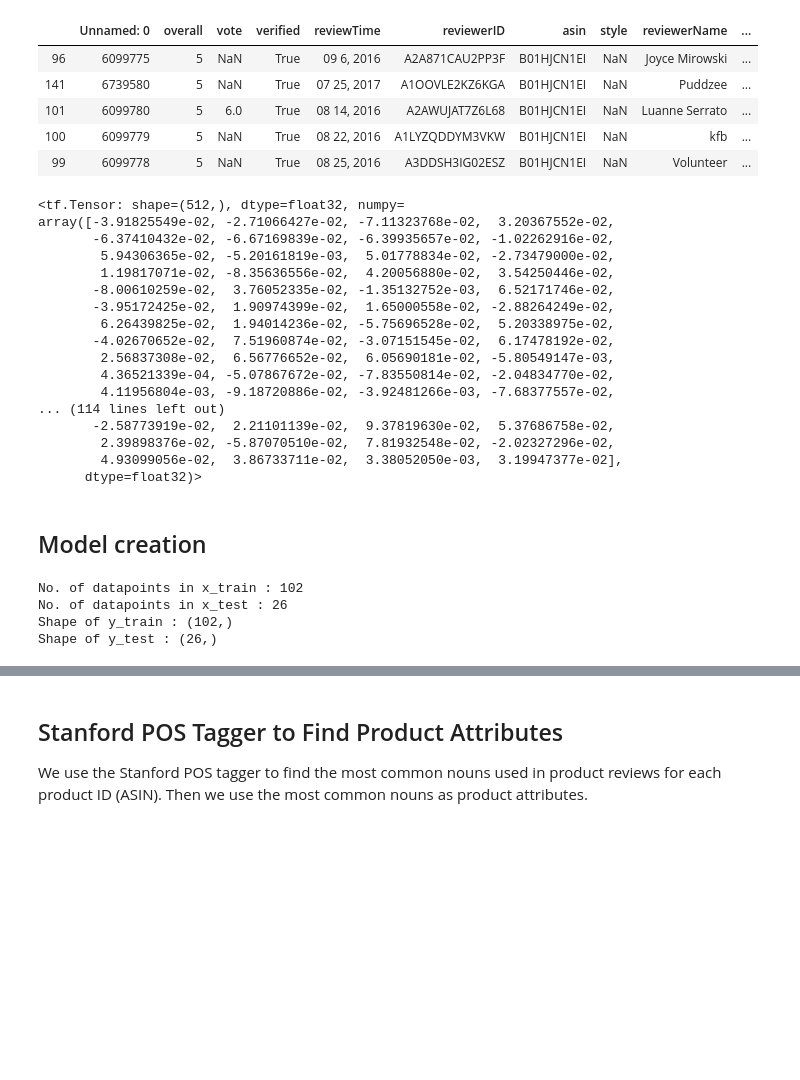
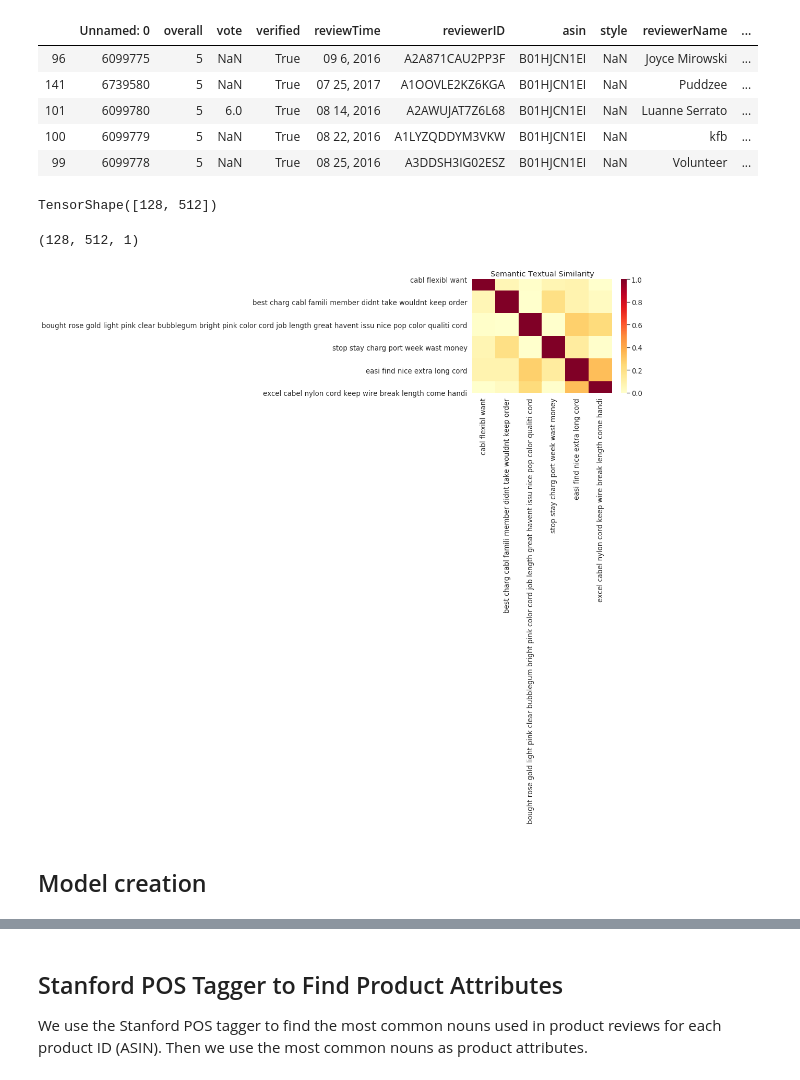
Before and after one commit to JoannaWangBK/datasci-w266-finalProject, a Jupyter notebook: AmazonReviewPOSTagger_Latest.ipynb, the cells around one changed output, grey strips where cells are left out. Drawn from its saved outputs; the diff is of its cells as text; code cells hidden in the pictures; blank space fills up the shorter version.

```diff
--- a/AmazonReviewPOSTagger_Latest.ipynb
+++ b/AmazonReviewPOSTagger_Latest.ipynb
@@ -296,39 +296,36 @@ final.head()
 | 100 | 6099779 | 5 | NaN | True | 08 22, 2016 | A1LYZQDDYM3VKW | B01HJCN1EI | NaN | kfb | ... |
 | 99 | 6099778 | 5 | NaN | True | 08 25, 2016 | A3DDSH3IG02ESZ | B01HJCN1EI | NaN | Volunteer | ... |
 # %%
-message_embeddings[10]
+message_embeddings.shape
 # %% [output]
-<tf.Tensor: shape=(512,), dtype=float32, numpy=
-array([-3.91825549e-02, -2.71066427e-02, -7.11323768e-02,  3.20367552e-02,
-       -6.37410432e-02, -6.67169839e-02, -6.39935657e-02, -1.02262916e-02,
-        5.94306365e-02, -5.20161819e-03,  5.01778834e-02, -2.73479000e-02,
-        1.19817071e-02, -8.35636556e-02,  4.20056880e-02,  3.54250446e-02,
-       -8.00610259e-02,  3.76052335e-02, -1.35132752e-03,  6.52171746e-02,
-       -3.95172425e-02,  1.90974399e-02,  1.65000558e-02, -2.88264249e-02,
-        6.26439825e-02,  1.94014236e-02, -5.75696528e-02,  5.20338975e-02,
-       -4.02670652e-02,  7.51960874e-02, -3.07151545e-02,  6.17478192e-02,
-        2.56837308e-02,  6.56776652e-02,  6.05690181e-02, -5.80549147e-03,
-        4.36521339e-04, -5.07867672e-02, -7.83550814e-02, -2.04834770e-02,
-        4.11956804e-03, -9.18720886e-02, -3.92481266e-03, -7.68377557e-02,
-... (114 lines left out)
-       -2.58773919e-02,  2.21101139e-02,  9.37819630e-02,  5.37686758e-02,
-        2.39898376e-02, -5.87070510e-02,  7.81932548e-02, -2.02327296e-02,
-        4.93099056e-02,  3.86733711e-02,  3.38052050e-03,  3.19947377e-02],
-      dtype=float32)>
+TensorShape([128, 512])
+# %%
+message_embeddings = np.array([np.reshape(embed, (len(embed), 1)) for embed in message_embeddings])
+message_embeddings.shape
+# %% [output]
+(128, 512, 1)
+# %%
+def plot_similarity(labels, features, rotation):
+  corr = np.inner(features, features)
+  sns.set(font_scale=1.2)
+  g = sns.heatmap(
+      corr,
+      xticklabels=labels,
+      yticklabels=labels,
+      vmin=0,
+      vmax=1,
+      cmap="YlOrRd")
+  g.set_xticklabels(labels, rotation=rotation)
+  g.set_title("Semantic Textual Similarity")
+
+def run_and_plot(messages_):
+  message_embeddings_ = embed(messages_)
+  plot_similarity(messages_, message_embeddings_, 90)
+# %%
+reviews_messages = final.CleanedText
+
+run_and_plot(reviews_messages[24:30])
+# %% [output]
+[figure, added]
 # %% [markdown]
 ## Model creation
-# %%
-from sklearn.model_selection import train_test_split
-#split the data into training and testing data, using "overall" as the target variable
-y=final.overall
-#x=final_mini.drop('overall',axis=1)
-x_train,x_test,y_train,y_test=train_test_split(final,y,test_size=0.2)
-print("No. of datapoints in x_train :",len(x_train))
-print("No. of datapoints in x_test :",len(x_test))
-print("Shape of y_train :",y_train.shape)
-print("Shape of y_test :",y_test.shape)
-# %% [output]
-No. of datapoints in x_train : 102
-No. of datapoints in x_test : 26
-Shape of y_train : (102,)
-Shape of y_test : (26,)
```
Also changed, not shown: parts of 16 cells of this notebook.
